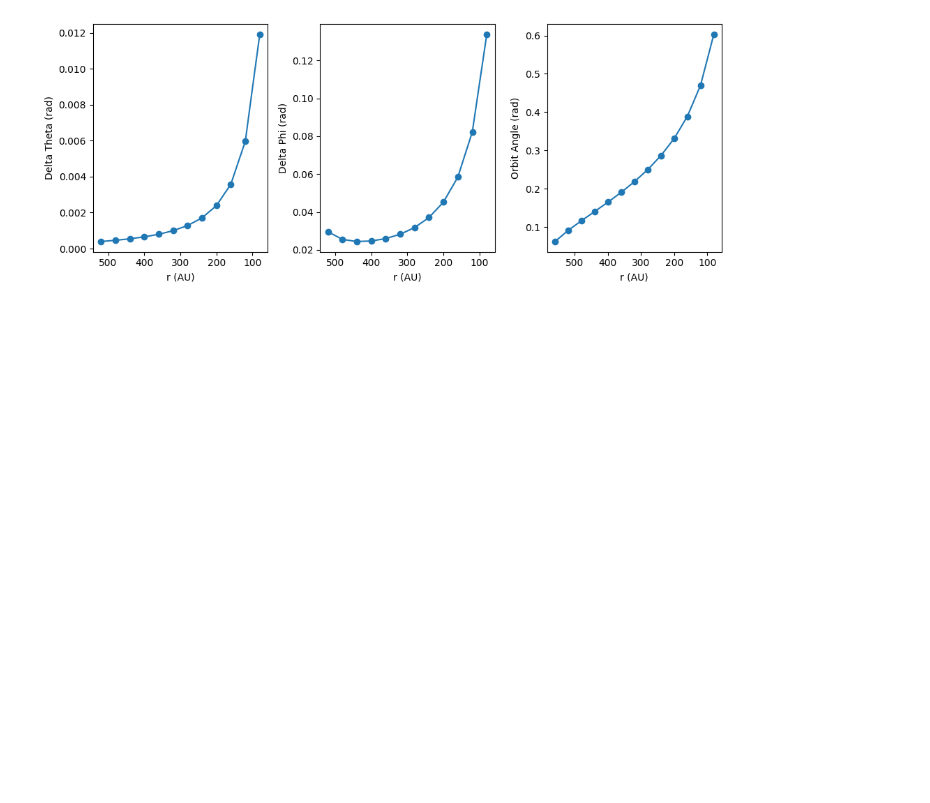
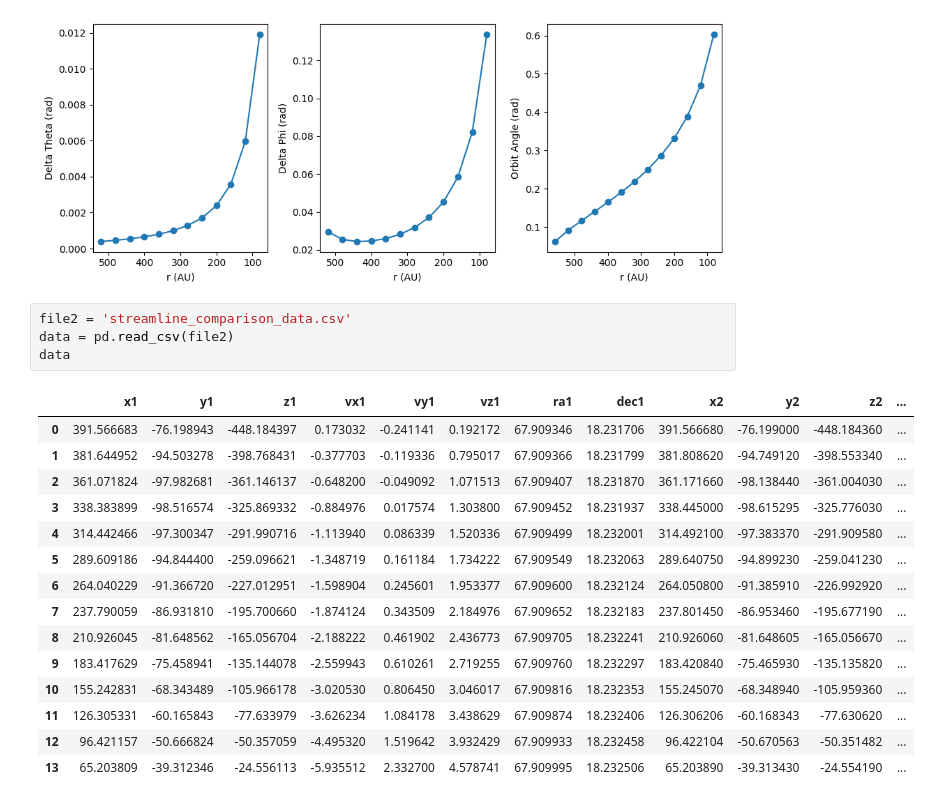
Before and after one commit to Lauren4476/velocity_tools, a Jupyter notebook: wiggle_analysis.ipynb, the cells around one changed output. Drawn from its saved outputs; the diff is of its cells as text; blank space fills up the shorter version.

```diff
--- a/wiggle_analysis.ipynb
+++ b/wiggle_analysis.ipynb
@@ -43,3 +43,23 @@ ax3.set_ylabel('Orbit Angle (rad)')
 plt.tight_layout()
 # %% [output]
 [figure]
+# %%
+file2 = 'streamline_comparison_data.csv'
+data = pd.read_csv(file2)
+data
+# %% [output]
+|  | x1 | y1 | z1 | vx1 | vy1 | vz1 | ra1 | dec1 | x2 | y2 | z2 | ... |
+| 0 | 391.566683 | -76.198943 | -448.184397 | 0.173032 | -0.241141 | 0.192172 | 67.909346 | 18.231706 | 391.566680 | -76.199000 | -448.184360 | ... |
+| 1 | 381.644952 | -94.503278 | -398.768431 | -0.377703 | -0.119336 | 0.795017 | 67.909366 | 18.231799 | 381.808620 | -94.749120 | -398.553340 | ... |
+| 2 | 361.071824 | -97.982681 | -361.146137 | -0.648200 | -0.049092 | 1.071513 | 67.909407 | 18.231870 | 361.171660 | -98.138440 | -361.004030 | ... |
+| 3 | 338.383899 | -98.516574 | -325.869332 | -0.884976 | 0.017574 | 1.303800 | 67.909452 | 18.231937 | 338.445000 | -98.615295 | -325.776030 | ... |
+| 4 | 314.442466 | -97.300347 | -291.990716 | -1.113940 | 0.086339 | 1.520336 | 67.909499 | 18.232001 | 314.492100 | -97.383370 | -291.909580 | ... |
+| 5 | 289.609186 | -94.844400 | -259.096621 | -1.348719 | 0.161184 | 1.734222 | 67.909549 | 18.232063 | 289.640750 | -94.899230 | -259.041230 | ... |
+| 6 | 264.040229 | -91.366720 | -227.012951 | -1.598904 | 0.245601 | 1.953377 | 67.909600 | 18.232124 | 264.050800 | -91.385910 | -226.992920 | ... |
+| 7 | 237.790059 | -86.931810 | -195.700660 | -1.874124 | 0.343509 | 2.184976 | 67.909652 | 18.232183 | 237.801450 | -86.953460 | -195.677190 | ... |
+| 8 | 210.926045 | -81.648562 | -165.056704 | -2.188222 | 0.461902 | 2.436773 | 67.909705 | 18.232241 | 210.926060 | -81.648605 | -165.056670 | ... |
+| 9 | 183.417629 | -75.458941 | -135.144078 | -2.559943 | 0.610261 | 2.719255 | 67.909760 | 18.232297 | 183.420840 | -75.465930 | -135.135820 | ... |
+| 10 | 155.242831 | -68.343489 | -105.966178 | -3.020530 | 0.806450 | 3.046017 | 67.909816 | 18.232353 | 155.245070 | -68.348940 | -105.959360 | ... |
+| 11 | 126.305331 | -60.165843 | -77.633979 | -3.626234 | 1.084178 | 3.438629 | 67.909874 | 18.232406 | 126.306206 | -60.168343 | -77.630620 | ... |
+| 12 | 96.421157 | -50.666824 | -50.357059 | -4.495320 | 1.519642 | 3.932429 | 67.909933 | 18.232458 | 96.422104 | -50.670563 | -50.351482 | ... |
+| 13 | 65.203809 | -39.312346 | -24.556113 | -5.935512 | 2.332700 | 4.578741 | 67.909995 | 18.232506 | 65.203890 | -39.313430 | -24.554190 | ... |
```
Also changed, not shown: parts of 1 cell of this notebook, 6 other files.
